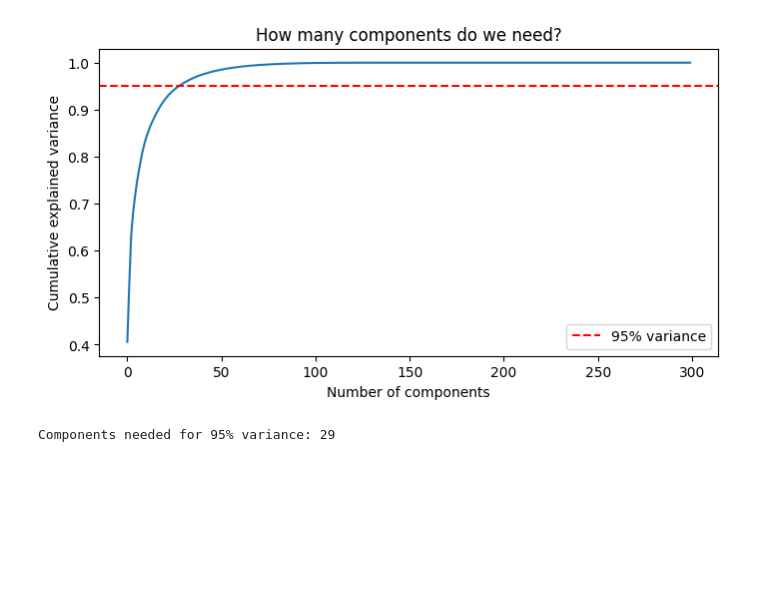
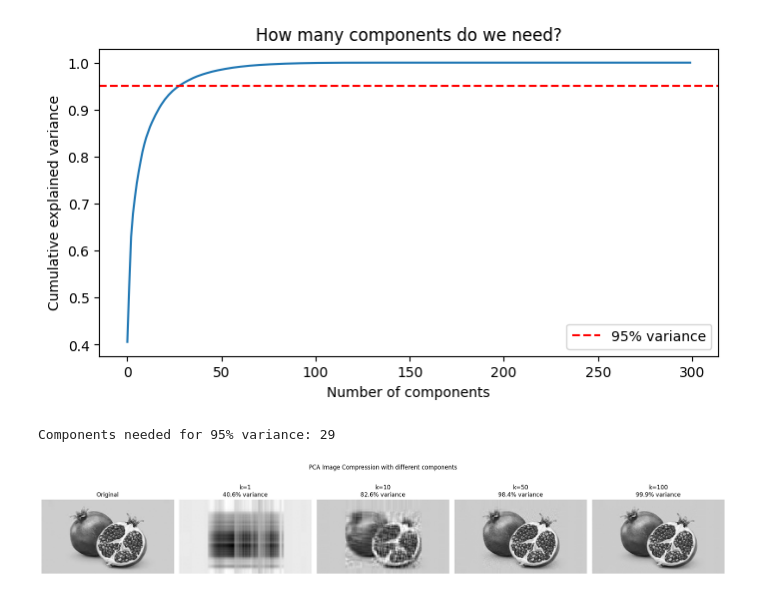
Before and after one commit to omkarPoudel67/AI-and-Machine-Learning, a Jupyter notebook: week1/task.ipynb, the cells around one changed output. Cells and saved outputs as stored; diff of their text form; code cells hidden in the pictures; blank space fills up the shorter version.

```diff
--- a/week1/task.ipynb
+++ b/week1/task.ipynb
@@ -175,3 +175,29 @@ def reconstruct_image(centered, eigenvectors, k, mean):
     reconstructed = reconstructed + mean
     reconstructed = np.clip(reconstructed, 0, 255).astype(np.uint8)
     return reconstructed
+# %%
+k_values = [1, 10, 50, 100]
+
+fig, axes = plt.subplots(1, 5, figsize=(20, 4))
+
+
+axes[0].imshow(img_array, cmap='gray')
+axes[0].set_title("Original")
+axes[0].axis('off')
+
+
+for i, k in enumerate(k_values):
+    reconstructed = reconstruct_image(centered, eigenvectors, k, mean)
+
+
+    var = cumulative_variance[k-1] * 100
+
+    axes[i+1].imshow(reconstructed, cmap='gray')
+    axes[i+1].set_title(f"k={k}\n{var:.1f}% variance")
+    axes[i+1].axis('off')
+
+plt.suptitle("PCA Image Compression with different components")
+plt.tight_layout()
+plt.show()
+# %% [output]
+[figure, added]
```
Also changed, not shown: 2 other files.
